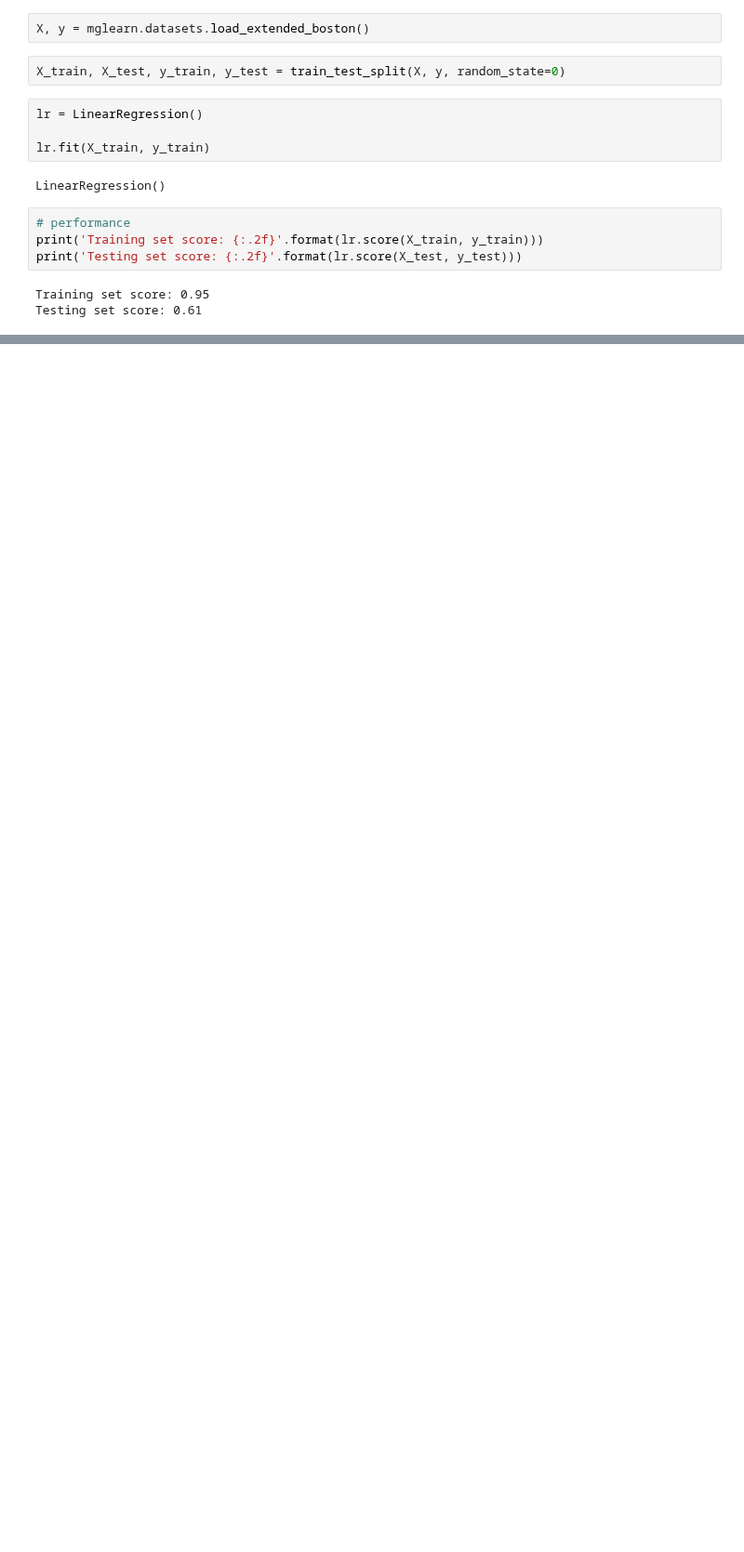
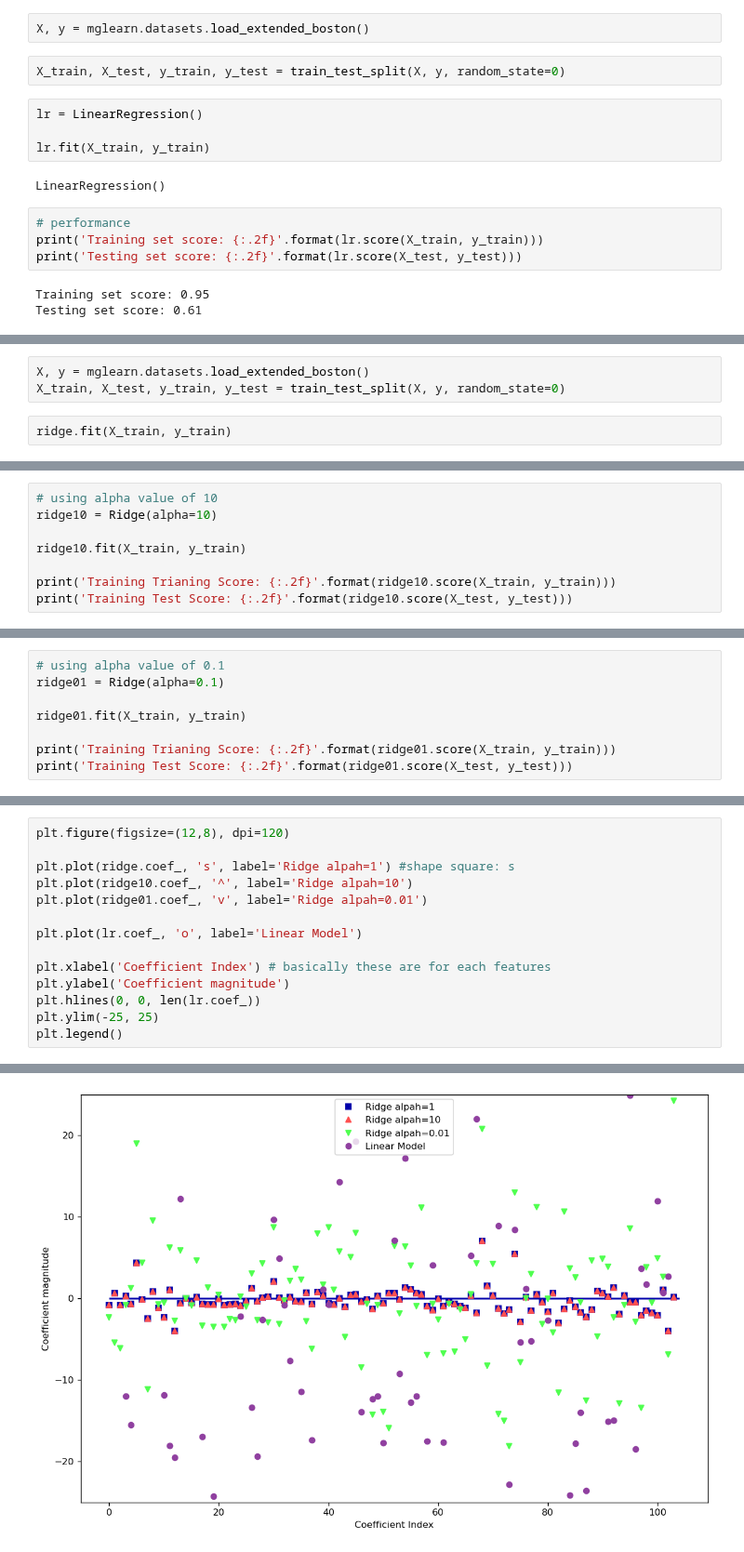
Before and after one commit to ptyadana/Data-Science-and-Machine-Learning-Projects-Dojo, a Jupyter notebook: Introduction to Machine Learning with Python - ACM_SG/02-supervised-learning.ipynb, the cells around one changed output, grey strips where cells are left out. Shown at 93% size. Saved outputs shown, nothing was run; the diff lists cells and outputs as text; blank space fills up the shorter version.

```diff
--- a/Introduction to Machine Learning with Python - ACM_SG/02-supervised-learning.ipynb
+++ b/Introduction to Machine Learning with Python - ACM_SG/02-supervised-learning.ipynb
@@ -501,0 +525,5 @@ Therefore we need to find a model that allows us to control the complexity.
+# %%
+X, y = mglearn.datasets.load_extended_boston()
+X_train, X_test, y_train, y_test = train_test_split(X, y, random_state=0)
+# %%
+ridge.fit(X_train, y_train)
@@ -501,0 +558,8 @@ Therefore we need to find a model that allows us to control the complexity.
+# %%
+# using alpha value of 10
+ridge10 = Ridge(alpha=10)
+
+ridge10.fit(X_train, y_train)
+
+print('Training Trianing Score: {:.2f}'.format(ridge10.score(X_train, y_train)))
+print('Training Test Score: {:.2f}'.format(ridge10.score(X_test, y_test)))
@@ -501,0 +569,8 @@ Therefore we need to find a model that allows us to control the complexity.
+# %%
+# using alpha value of 0.1
+ridge01 = Ridge(alpha=0.1)
+
+ridge01.fit(X_train, y_train)
+
+print('Training Trianing Score: {:.2f}'.format(ridge01.score(X_train, y_train)))
+print('Training Test Score: {:.2f}'.format(ridge01.score(X_test, y_test)))
@@ -501,0 +585,15 @@ Therefore we need to find a model that allows us to control the complexity.
+# %%
+plt.figure(figsize=(12,8), dpi=120)
+
+plt.plot(ridge.coef_, 's', label='Ridge alpah=1') #shape square: s
+plt.plot(ridge10.coef_, '^', label='Ridge alpah=10')
+plt.plot(ridge01.coef_, 'v', label='Ridge alpah=0.01')
+
+plt.plot(lr.coef_, 'o', label='Linear Model')
+
+plt.xlabel('Coefficient Index') # basically these are for each features
+plt.ylabel('Coefficient magnitude')
+plt.hlines(0, 0, len(lr.coef_))
+plt.ylim(-25, 25)
+plt.legend()
+# %% [output]
@@ -501,0 +601 @@ Therefore we need to find a model that allows us to control the complexity.
+[figure, added]
```
Also changed, not shown: parts of 16 cells of this notebook.
